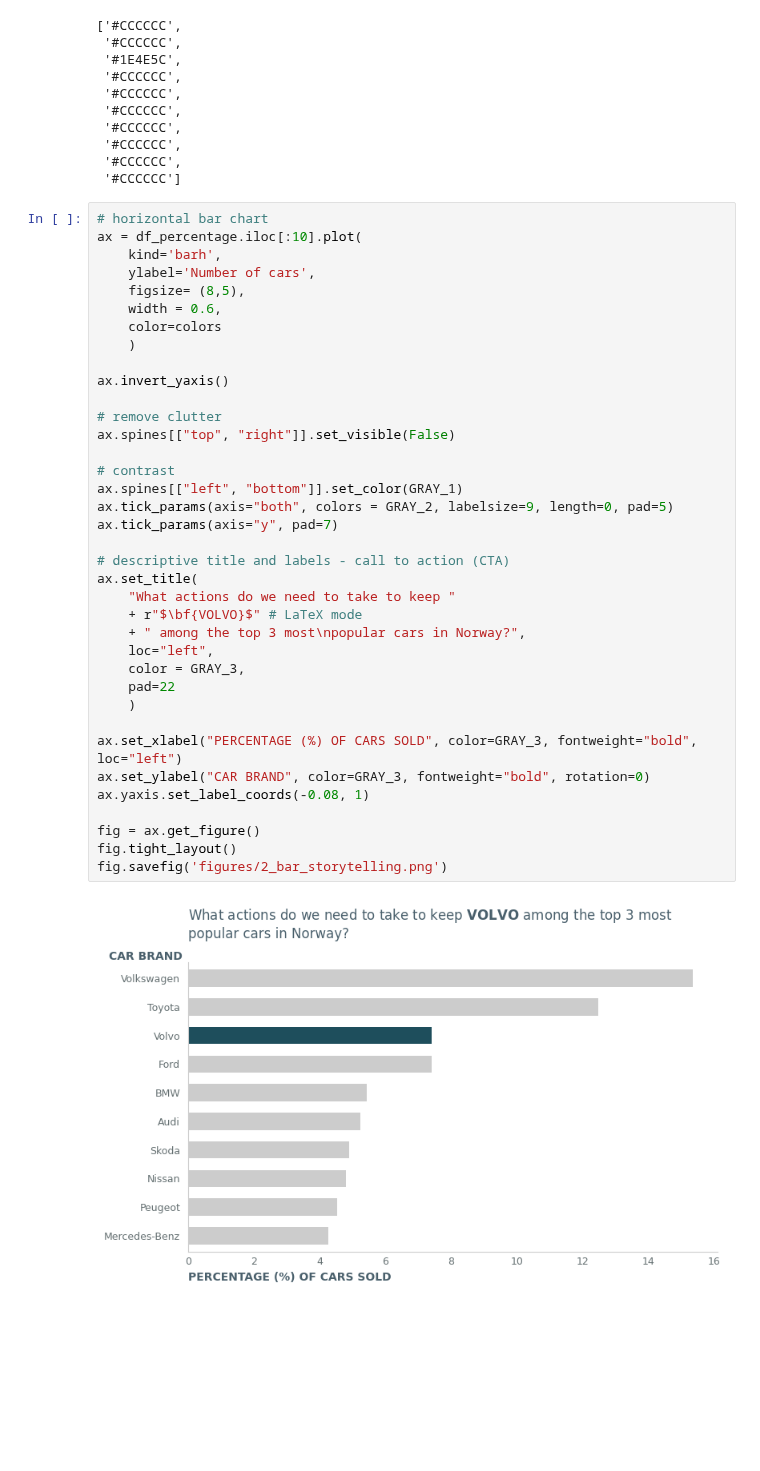
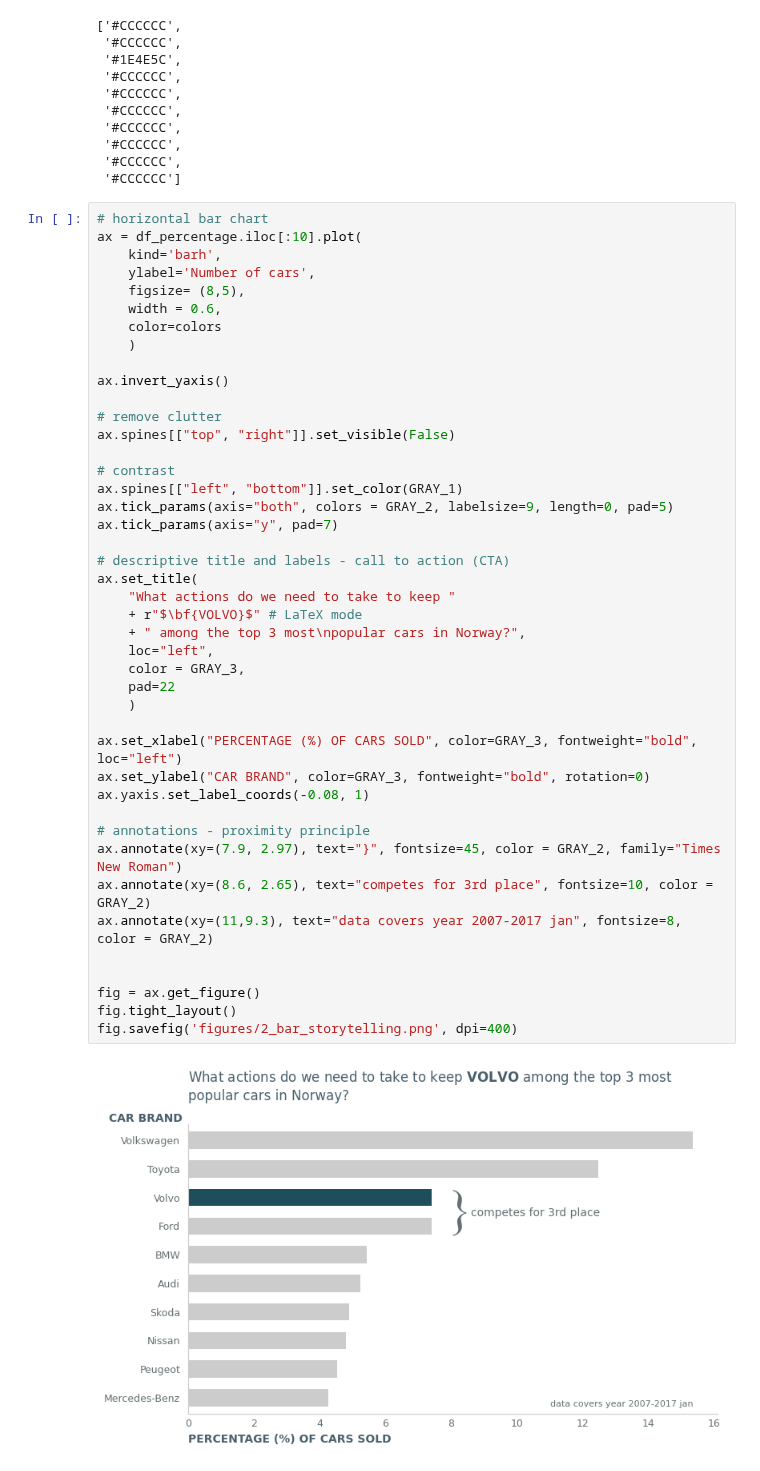
Before and after one commit to fredrikkron/data-visualization-fredrik-kron-de24, a Jupyter notebook: code_alongs/04_storytelling_matplotlib/storytelling_bar.ipynb, the cells around one changed output. Cells and saved outputs as stored; diff of their text form; blank space fills up the shorter version.

```diff
--- a/code_alongs/04_storytelling_matplotlib/storytelling_bar.ipynb
+++ b/code_alongs/04_storytelling_matplotlib/storytelling_bar.ipynb
@@ -122,32 +122,38 @@ ax = df_percentage.iloc[:10].plot(
     color=colors
     )
 
 ax.invert_yaxis()
 
 # remove clutter
 ax.spines[["top", "right"]].set_visible(False)
 
 # contrast
 ax.spines[["left", "bottom"]].set_color(GRAY_1)
 ax.tick_params(axis="both", colors = GRAY_2, labelsize=9, length=0, pad=5)
 ax.tick_params(axis="y", pad=7)
 
 # descriptive title and labels - call to action (CTA)
 ax.set_title(
     "What actions do we need to take to keep "
     + r"$\bf{VOLVO}$" # LaTeX mode
     + " among the top 3 most\npopular cars in Norway?",
     loc="left",
     color = GRAY_3,
     pad=22
     )
 
 ax.set_xlabel("PERCENTAGE (%) OF CARS SOLD", color=GRAY_3, fontweight="bold", loc="left")
 ax.set_ylabel("CAR BRAND", color=GRAY_3, fontweight="bold", rotation=0)
 ax.yaxis.set_label_coords(-0.08, 1)
 
+# annotations - proximity principle
+ax.annotate(xy=(7.9, 2.97), text="}", fontsize=45, color = GRAY_2, family="Times New Roman")
+ax.annotate(xy=(8.6, 2.65), text="competes for 3rd place", fontsize=10, color = GRAY_2)
+ax.annotate(xy=(11,9.3), text="data covers year 2007-2017 jan", fontsize=8, color = GRAY_2)
+
+
 fig = ax.get_figure()
 fig.tight_layout()
-fig.savefig('figures/2_bar_storytelling.png')
+fig.savefig('figures/2_bar_storytelling.png', dpi=400)
 # %% [output]
-[figure, old version]
+[figure, new version]
```
Also changed, not shown: 1 other file.
